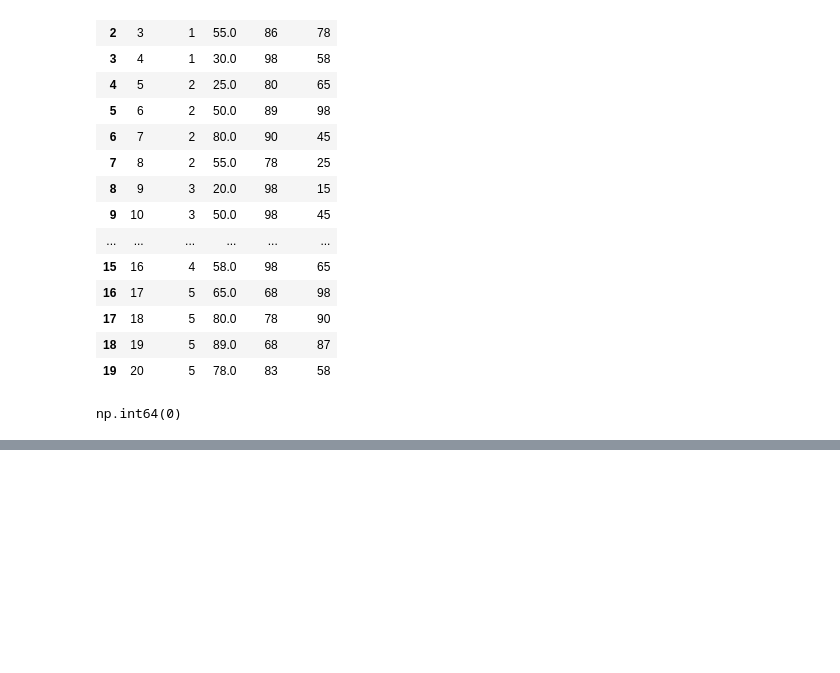
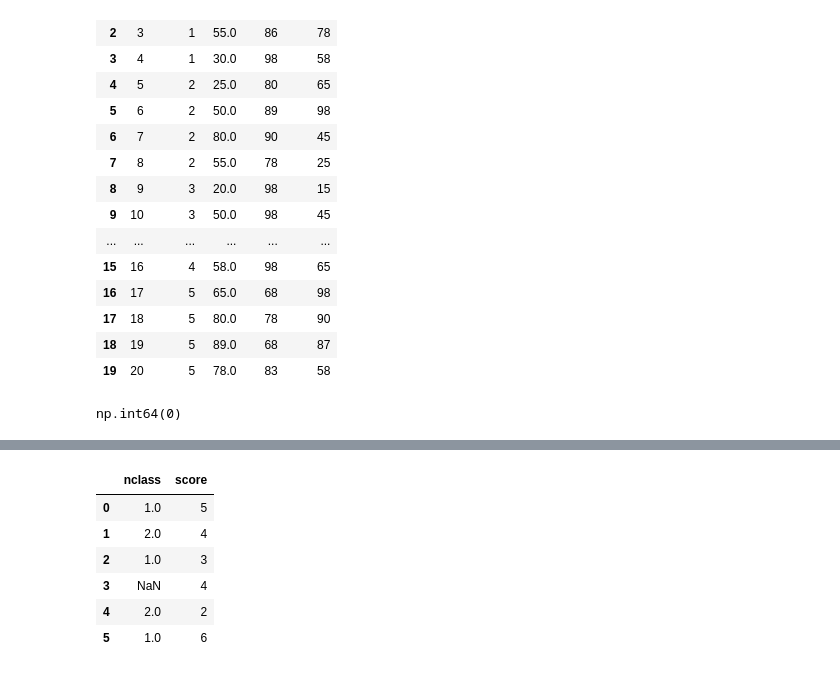
Before and after one commit to Likelion-at-SMWU-13th/KimMinSeo, a Jupyter notebook: part07/preprocessing3.ipynb, the cells around one changed output, grey strips where cells are left out. Saved outputs shown, nothing was run; the diff lists cells and outputs as text; code cells hidden in the pictures; blank space fills up the shorter version.

```diff
--- a/part07/preprocessing3.ipynb
+++ b/part07/preprocessing3.ipynb
@@ -114,0 +145,11 @@ np.int64(0)
+# %%
+df['nclass'] = np.where(df['nclass'] == 3, np.nan, df['nclass'])
+df
+# %% [output]
+|  | nclass | score |
+| 0 | 1.0 | 5 |
+| 1 | 2.0 | 4 |
+| 2 | 1.0 | 3 |
+| 3 | NaN | 4 |
+| 4 | 2.0 | 2 |
+| 5 | 1.0 | 6 |
```
Also changed, not shown: parts of 13 cells of this notebook.
